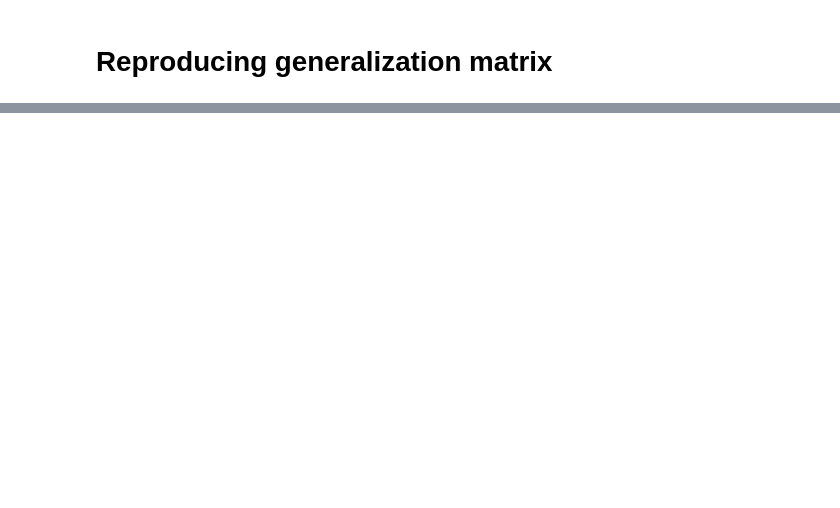
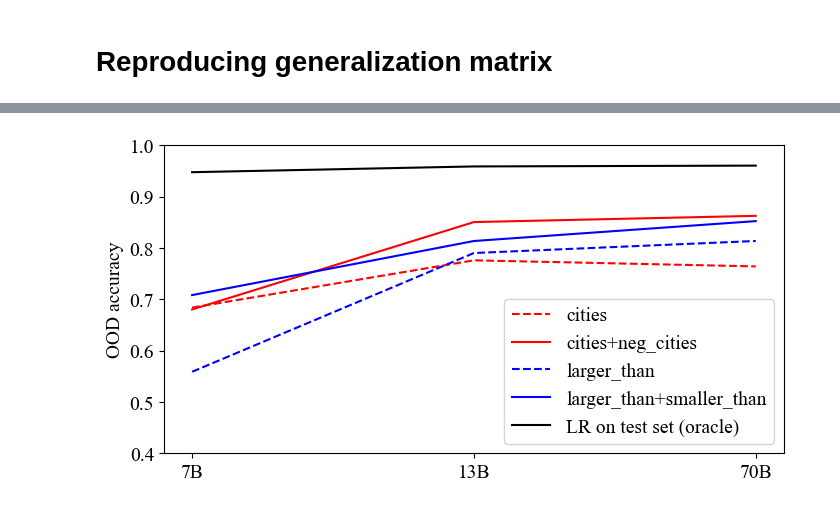
Before and after one commit to saprmarks/geometry-of-truth, a Jupyter notebook: generalization.ipynb, the cells around one changed output, grey strips where cells are left out. Cells and saved outputs as stored; diff of their text form; code cells hidden in the pictures; blank space fills up the shorter version.

```diff
--- a/generalization.ipynb
+++ b/generalization.ipynb
@@ -12,6 +12,6 @@ Matplotlib created a temporary cache directory at /tmp/matplotlib-nujckndk becau
 # %%
 # hyperparameters
-model = 'llama-2-7b'
+model = 'llama-2-13b'
 split = 0.8
 device = 'cuda:0' if t.cuda.is_available() else 'cpu'
 
@@ -145,19 +145,9 @@ outs.append(out)
 
 with open('experimental_outputs/generalization_results.json', 'w') as f:
     json.dump(outs, f, indent=2)
-# %%
-# retrieve few-shot results
-# !! must first run few_shot.py to populate experimental_outputs/few_shot_results.json !!
-import json
-with open('experimental_outputs/few_shot_results.json', 'r') as f:
-    few_shot_results = json.load(f)
-few_shot_accs = []
-for dataset in val_datasets:
-    all_accs = [d['acc'] for d in few_shot_results if (d['dataset'] == dataset and d['model'] == model)]
-    few_shot_accs.append(max(all_accs))
 # %%
 # get oracle probe results
-oracle_accs = {str(probe_class) : [] for probe_class in ProbeClasses}
+oracle_accs = {str(probe_class) : {} for probe_class in ProbeClasses}
 for ProbeClass in ProbeClasses:
     for dataset in val_datasets:
         dm = DataManager()
@@ -167,13 +157,13 @@ for ProbeClass in ProbeClasses:
 
         acts, labels = dm.data['val'][dataset]
         acc = (probe(acts, iid=True).round() == labels).float().mean().item()
-        oracle_accs[str(ProbeClass)].append(acc)
+        oracle_accs[str(ProbeClass)][dataset] = acc
 
 with open('experimental_outputs/generalization_results.json', 'r') as f:
     outs = json.load(f)
 
 for ProbeClass in ProbeClasses:
-    out = accs[str(ProbeClass)]
+    out = oracle_accs[str(ProbeClass)]
     out['model'] = model
     out['probe'] = ProbeClass.__str__()
     out['oracle'] = True
@@ -205,0 +244,52 @@ oracle_accs
+# %%
+scales = {0 : 7, 1 : 13, 2 : 70}
+
+fig = plt.figure(figsize=(8, 4))
+
+font = {'family' : 'Times New Roman',
+        'size'   : 14}
+
+plt.rc('font', **font)
+
+def get_accs(full_accs, model, probe_type, medley, drop=[]):
+    accs = full_accs[model][probe_type][to_str(medley)].copy()
+    for d in drop:
+        del accs[d]
+    return accs
+
+def get_avg(full_accs, model, probe_type, medley, drop=[]):
+    accs = get_accs(full_accs, model, probe_type, medley, drop=drop)
+    return sum(accs.values()) / len(accs)
+
+
+plt.plot(
+    [get_avg(accssss, f'llama-2-{scales[i]}b', 'LRProbe', ['cities'], ['cities', 'neg_cities']) for i in range(len(scales))], 'r--', label='cities'
+)
+plt.plot(
+    [get_avg(accssss, f'llama-2-{scales[i]}b', 'LRProbe', ['cities', 'neg_cities'], ['cities', 'neg_cities']) for i in range(len(scales))], 'r-', label='cities+neg_cities'
+)
+plt.plot(
+    [get_avg(accssss, f'llama-2-{scales[i]}b', 'LRProbe', ['larger_than'], ['larger_than', 'smaller_than']) for i in range(len(scales))], 'b--', label='larger_than'
+)
+plt.plot(
+    [get_avg(accssss, f'llama-2-{scales[i]}b', 'LRProbe', ['larger_than', 'smaller_than'], ['larger_than', 'smaller_than']) for i in range(len(scales))], 'b-', label='larger_than+smaller_than'
+)
+plt.plot(
+    [averagesss[f'llama-2-{scales[i]}b']['oracle'] for i in range(len(scales))], 'k-', label='LR on test set (oracle)'
+)
+# plt.plot(
+#     [averagesss[f'llama-2-{scales[i]}b']['LRProbe']['likely'] for i in range(len(scales))], '-', color='gray', label='likely'
+# )
+
+# set x ticks
+plt.xticks(range(len(scales)), [f'{scales[i]}B' for i in range(len(scales))])
+
+plt.ylabel('OOD accuracy')
+
+plt.ylim(0.4, 1)
+plt.legend()
+plt.savefig('junk/duplicate_generalization.pdf', bbox_inches='tight')
+
+plt.show()
+# %% [output]
+[figure, added]
```
Also changed, not shown: parts of 8 cells of this notebook.
